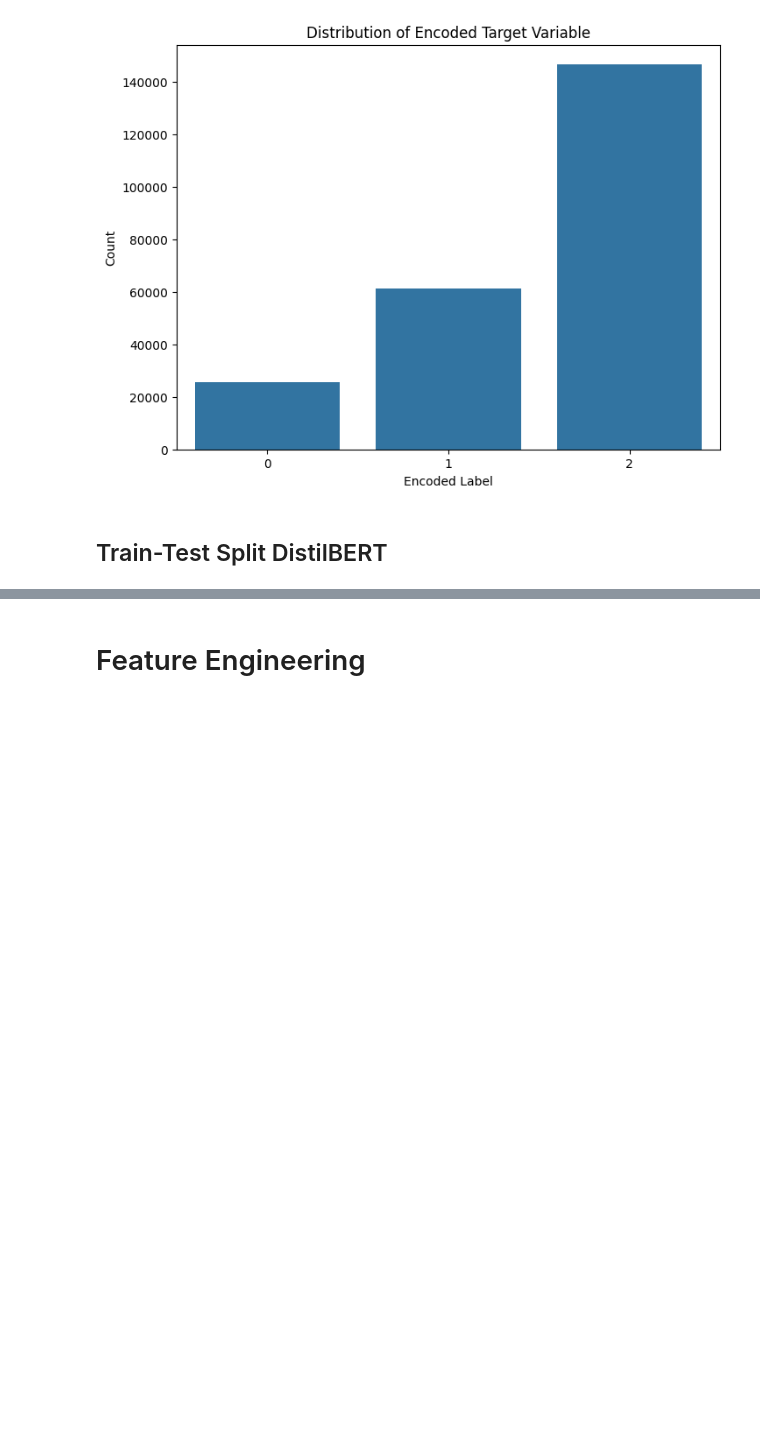
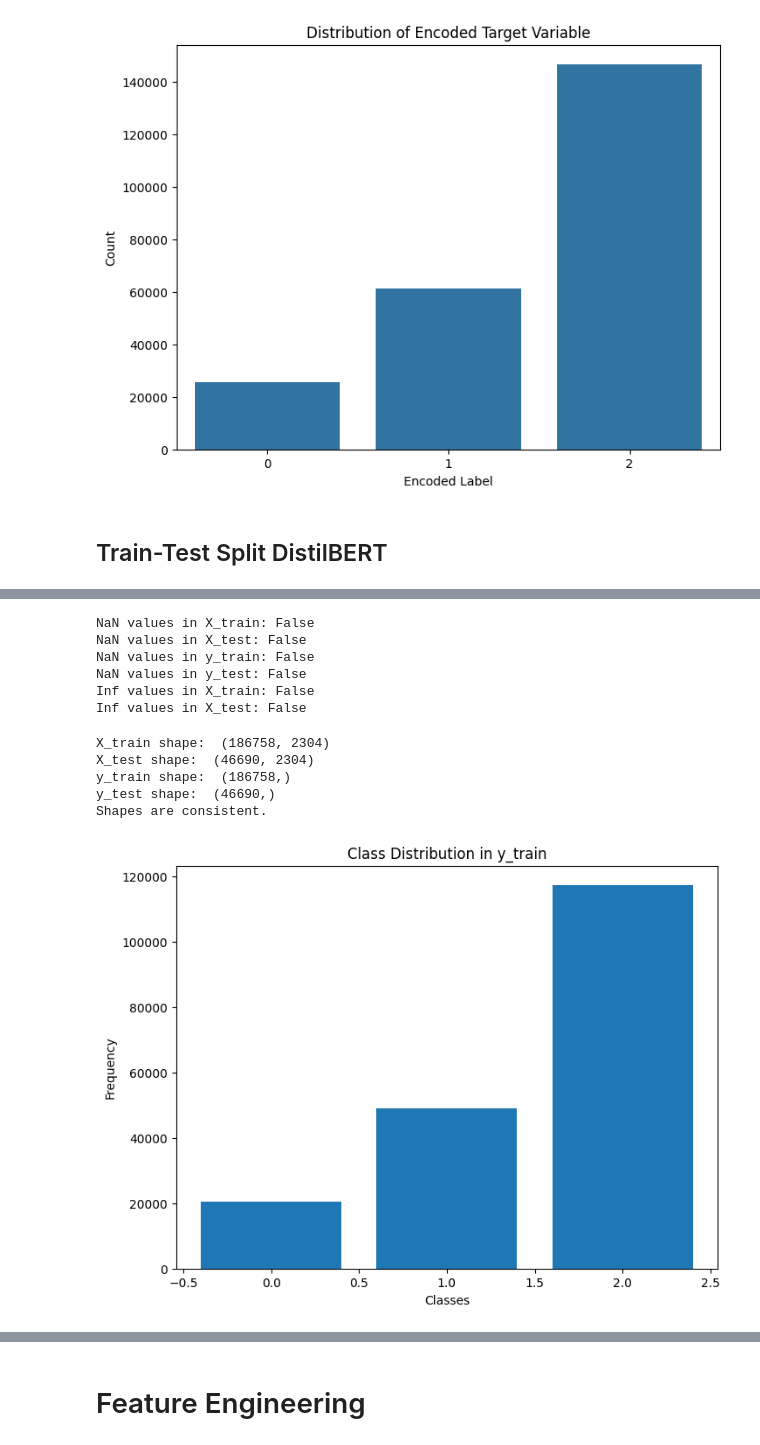
Before and after one commit to cody-mckeon/Search_Relevance, a Jupyter notebook: search_relevance.ipynb, the cells around one changed output, grey strips where cells are left out. Saved outputs shown, nothing was run; the diff lists cells and outputs as text; code cells hidden in the pictures; blank space fills up the shorter version.

```diff
--- a/search_relevance.ipynb
+++ b/search_relevance.ipynb
@@ -897,0 +922,16 @@ ValueError: Found input variables with inconsistent numbers of samples: [104, 23
+# %%
+import pickle
+
+# Create a dictionary with all the variables
+data_dict = {
+    'X_train': X_train,
+    'X_test': X_test,
+    'y_train': y_train,
+    'y_test': y_test
+}
+
+# Save the dictionary to a Pickle file
+with open('/content/drive/MyDrive/Colab Notebooks/distil_bert_train_test_data.pkl', 'wb') as f:
+  pickle.dump(data_dict, f)
+
+print("All variables saved together successfully")
@@ -897,0 +940,12 @@ ValueError: Found input variables with inconsistent numbers of samples: [104, 23
+# %%
+# If need to load the data dictionary for the train-test
+with open('/content/drive/MyDrive/Colab Notebooks/distil_bert_train_test_data.pkl', 'rb') as f:
+  data_dict = pickle.load(f)
+
+# Access variables from the loaded dictionary
+X_train = data_dict['X_train']
+X_test = data_dict['X_test']
+y_train = data_dict['y_train']
+y_test = data_dict['y_test']
+
+print("All variables loaded successfully from the dictionary.")
@@ -897,0 +974,51 @@ ValueError: Found input variables with inconsistent numbers of samples: [104, 23
+# %%
+# check for NaN values in X_train and X_test
+print("NaN values in X_train:", np.isnan(X_train).any())
+print("NaN values in X_test:", np.isnan(X_test).any())
+
+# Check for NaN values in y_train and y_test
+print("NaN values in y_train:", np.isnan(y_train).any())
+print("NaN values in y_test:", np.isnan(y_test).any())
+
+# Check for Inf values in X_train and X_test
+print("Inf values in X_train:", np.isinf(X_train).any())
+print("Inf values in X_test:", np.isinf(X_test).any())
+# %% [output]
+NaN values in X_train: False
+NaN values in X_test: False
+NaN values in y_train: False
+NaN values in y_test: False
+Inf values in X_train: False
+Inf values in X_test: False
+# %%
+# Check the shape of X and y datasets
+print("X_train shape: ", X_train.shape)
+print("X_test shape: ", X_test.shape)
+print("y_train shape: ", y_train.shape)
+print("y_test shape: ", y_test.shape)
+
+# Verify the number of samples match
+if X_train.shape[0] == y_train.shape[0] and X_test.shape[0] == y_test.shape[0]:
+  print("Shapes are consistent.")
+else:
+  print("Shapes are inconsistent. Please verify the size of X and y.")
+# %% [output]
+X_train shape:  (186758, 2304)
+X_test shape:  (46690, 2304)
+y_train shape:  (186758,)
+y_test shape:  (46690,)
+Shapes are consistent.
+# %%
+import numpy as np
+import matplotlib.pyplot as plt
+
+# Check class distribution in y_train
+unique_labels, counts = np.unique(y_train, return_counts=True)
+plt.figure(figsize=(8, 6))
+plt.xlabel("Classes")
+plt.ylabel("Frequency")
+plt.bar(unique_labels, counts)
+plt.title('Class Distribution in y_train')
+plt.show()
+# %% [output]
+[figure, added]
```
Also changed, not shown: parts of 24 cells of this notebook.
